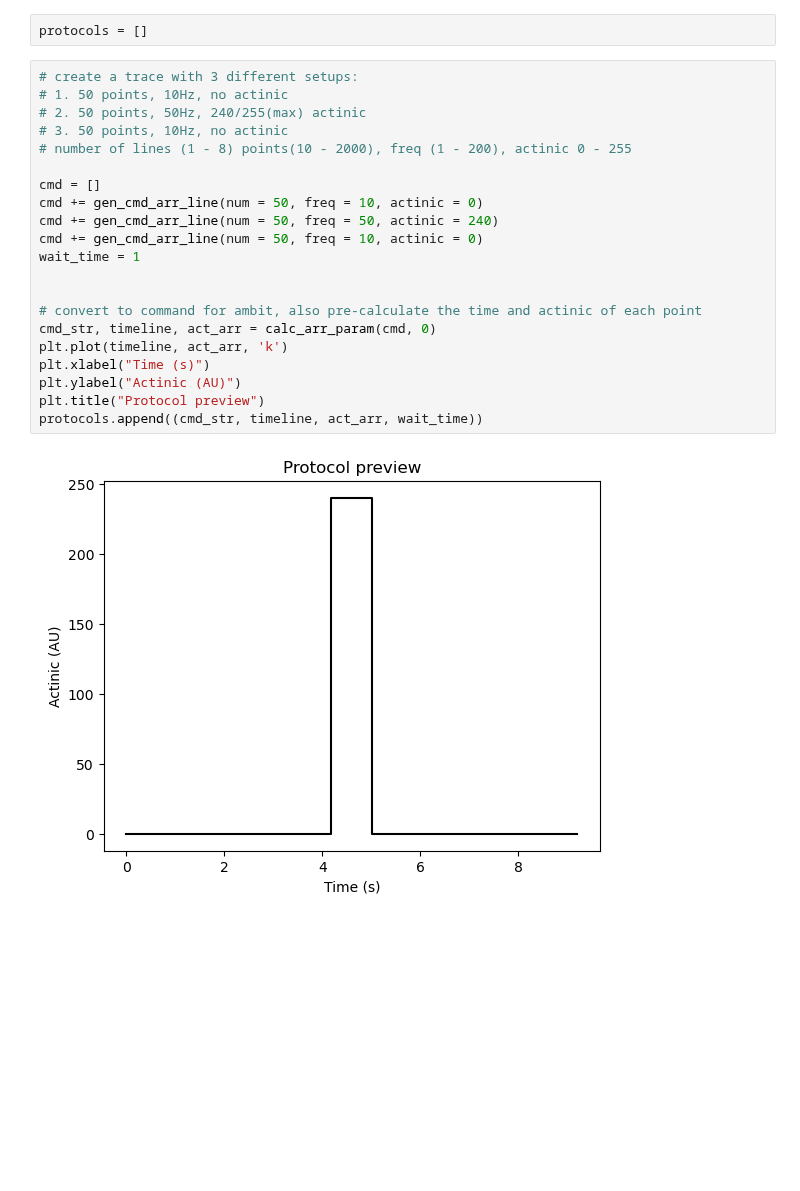
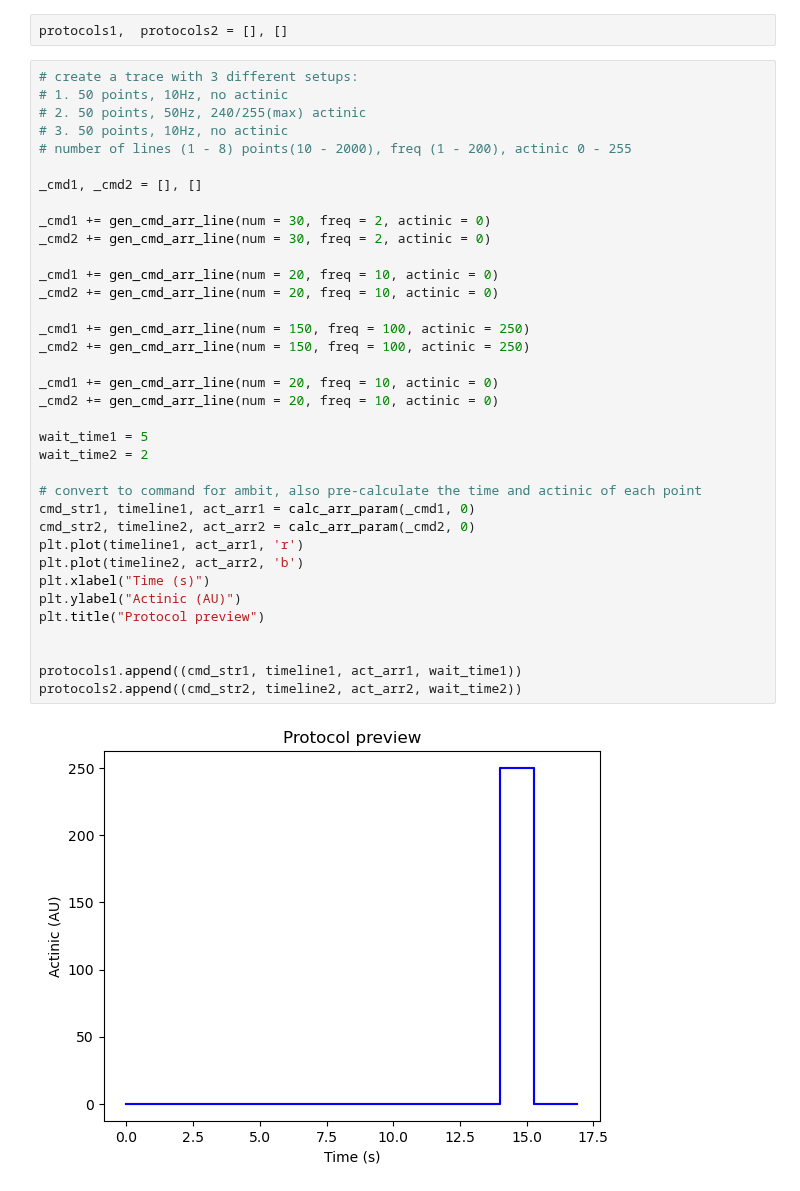
Before and after one commit to Jan-IngenHousz-Institute/ambit, a Jupyter notebook: dual_ambit_with_save.ipynb, the cells around one changed output. Drawn from its saved outputs; the diff is of its cells as text; blank space fills up the shorter version.

```diff
--- a/dual_ambit_with_save.ipynb
+++ b/dual_ambit_with_save.ipynb
@@ -125,25 +139,40 @@ with serial.Serial(ambit_ports[0], baudrate=115200) as ser1:
 # %%
-protocols = []
+protocols1,  protocols2 = [], []
 # %%
 # create a trace with 3 different setups:
 # 1. 50 points, 10Hz, no actinic
 # 2. 50 points, 50Hz, 240/255(max) actinic
 # 3. 50 points, 10Hz, no actinic
 # number of lines (1 - 8) points(10 - 2000), freq (1 - 200), actinic 0 - 255
 
-cmd = []
-cmd += gen_cmd_arr_line(num = 50, freq = 10, actinic = 0)
-cmd += gen_cmd_arr_line(num = 50, freq = 50, actinic = 240)
-cmd += gen_cmd_arr_line(num = 50, freq = 10, actinic = 0)
-wait_time = 1
+_cmd1, _cmd2 = [], []
 
+_cmd1 += gen_cmd_arr_line(num = 30, freq = 2, actinic = 0)
+_cmd2 += gen_cmd_arr_line(num = 30, freq = 2, actinic = 0)
+
+_cmd1 += gen_cmd_arr_line(num = 20, freq = 10, actinic = 0)
+_cmd2 += gen_cmd_arr_line(num = 20, freq = 10, actinic = 0)
+
+_cmd1 += gen_cmd_arr_line(num = 150, freq = 100, actinic = 250)
+_cmd2 += gen_cmd_arr_line(num = 150, freq = 100, actinic = 250)
+
+_cmd1 += gen_cmd_arr_line(num = 20, freq = 10, actinic = 0)
+_cmd2 += gen_cmd_arr_line(num = 20, freq = 10, actinic = 0)
+
+wait_time1 = 5
+wait_time2 = 2
 
 # convert to command for ambit, also pre-calculate the time and actinic of each point
-cmd_str, timeline, act_arr = calc_arr_param(cmd, 0)
-plt.plot(timeline, act_arr, 'k')
+cmd_str1, timeline1, act_arr1 = calc_arr_param(_cmd1, 0)
+cmd_str2, timeline2, act_arr2 = calc_arr_param(_cmd2, 0)
+plt.plot(timeline1, act_arr1, 'r')
+plt.plot(timeline2, act_arr2, 'b')
 plt.xlabel("Time (s)")
 plt.ylabel("Actinic (AU)")
 plt.title("Protocol preview")
-protocols.append((cmd_str, timeline, act_arr, wait_time))
+
+
+protocols1.append((cmd_str1, timeline1, act_arr1, wait_time1))
+protocols2.append((cmd_str2, timeline2, act_arr2, wait_time2))
 # %% [output]
-[figure, old version]
+[figure, new version]
```
Also changed, not shown: parts of 18 cells of this notebook.
